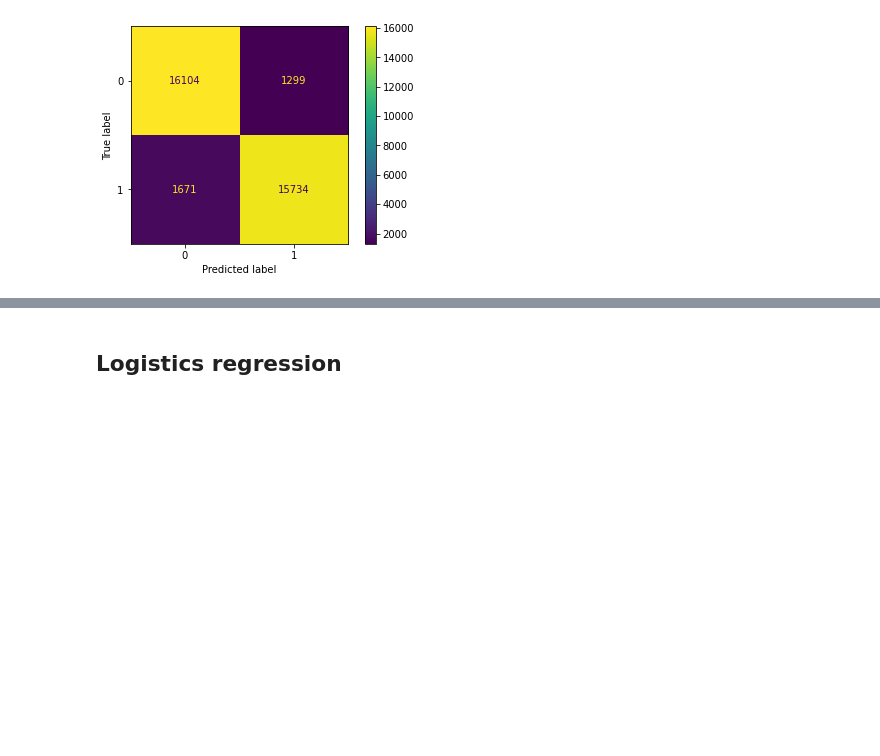
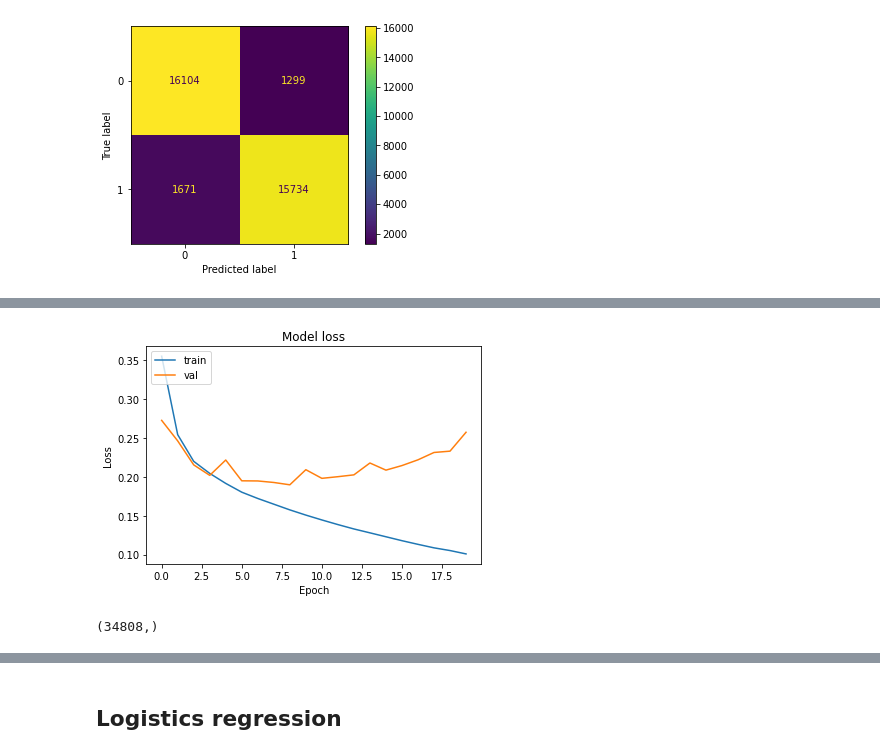
Before and after one commit to zw1010/KeepYourselfSafe, a Jupyter notebook: KeepYourselfSafe.ipynb, the cells around one changed output, grey strips where cells are left out. Saved outputs shown, nothing was run; the diff lists cells and outputs as text; code cells hidden in the pictures; blank space fills up the shorter version.

Commit message:
Add Model 1 & Model 2 under LSTM model.

```diff
--- a/KeepYourselfSafe.ipynb
+++ b/KeepYourselfSafe.ipynb
@@ -1048,0 +1053,17 @@ weighted avg       0.91      0.91      0.91     34808
+# %%
+lstm_model_1 = Sequential()
+
+lstm_model_1.add(Embedding(vocab_length, 50, weights=[embedding_matrix],
+                    input_length=maxlen, trainable=False))
+
+lstm_model_1.add(LSTM(60, return_sequences=True))
+
+lstm_model_1.add(Dropout(0.2))
+
+lstm_model_1.add(LSTM(60, return_sequences=False))
+
+lstm_model_1.add(Dense(1, activation='sigmoid'))
+
+lstm_model_1.compile(loss='binary_crossentropy', optimizer='adam', metrics=['accuracy'])
+
+print(lstm_model_1.summary())
@@ -1048,0 +1090,5 @@ weighted avg       0.91      0.91      0.91     34808
+# %%
+lstm_model_1_history = lstm_model_1.fit(x_train, y_train, validation_data=(x_val, y_val),
+               epochs=20, batch_size=32, verbose=1)
+
+lstm_model_1.save("lstm_model1.h5")
@@ -1048,0 +1113,10 @@ weighted avg       0.91      0.91      0.91     34808
+# %%
+plt.plot(lstm_model_1_history.history['loss'])
+plt.plot(lstm_model_1_history.history['val_loss'])
+plt.title('Model loss')
+plt.ylabel('Loss')
+plt.xlabel('Epoch')
+plt.legend(['train','val'], loc='upper left')
+plt.show()
+# %% [output]
+[figure, added]
@@ -1048,0 +1132,5 @@ weighted avg       0.91      0.91      0.91     34808
+# %%
+lstm_model_1_y_pred_new = np.array(lstm_model_1_y_pred_new)
+lstm_model_1_y_pred_new.shape
+# %% [output]
+(34808,)
```
Also changed, not shown: parts of 17 cells of this notebook.
